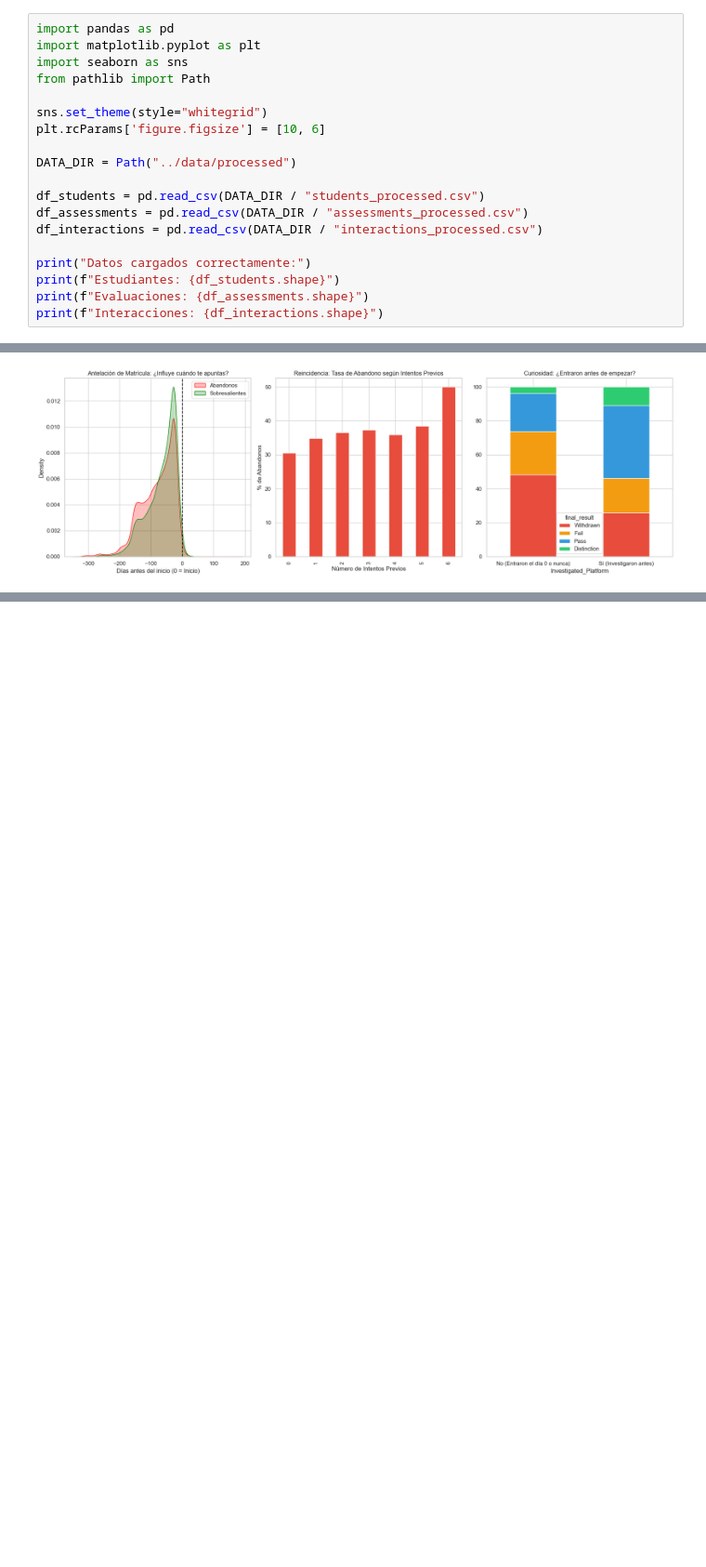
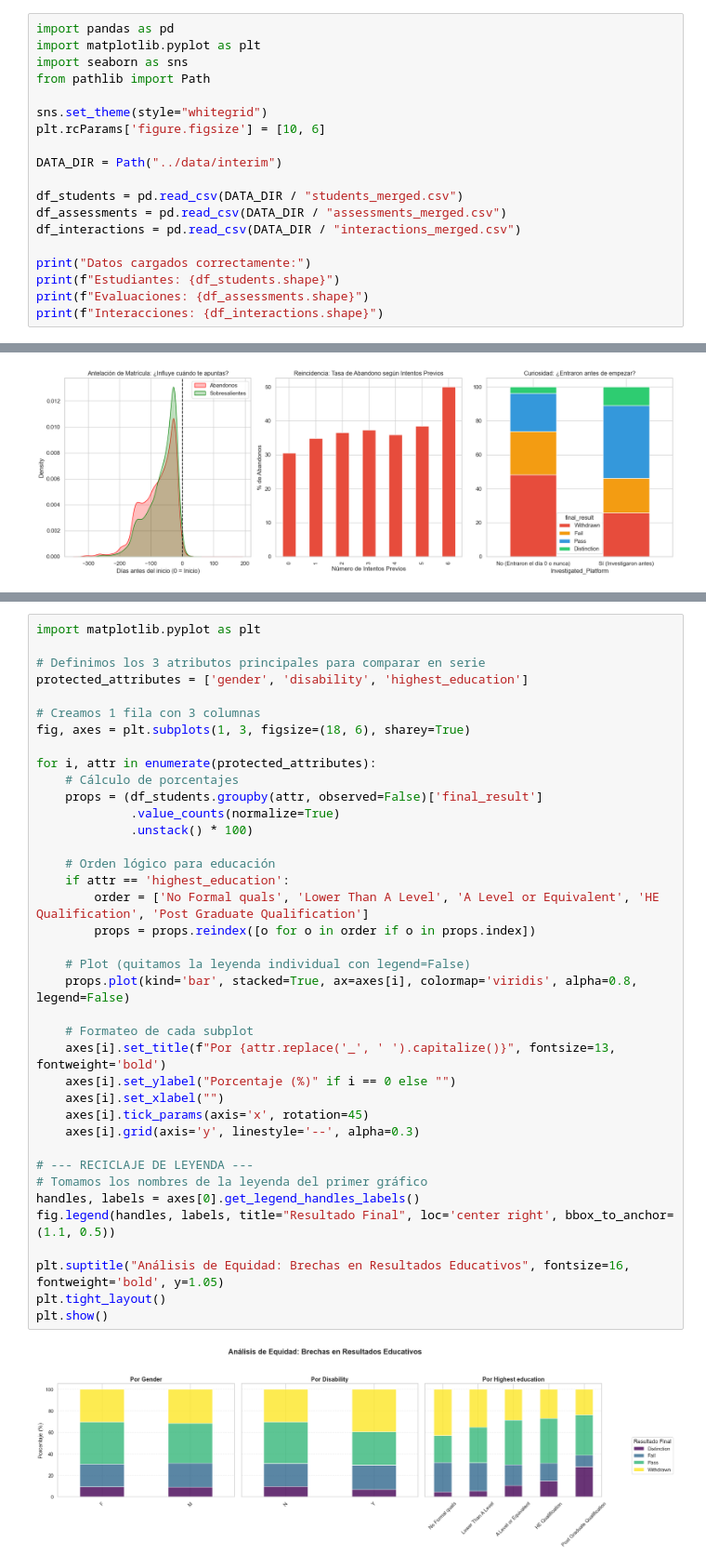
Before and after one commit to MichaeLaudrup/Artificial_Intelligence_Msc, a Jupyter notebook: TFM_education_ai_analytics/notebooks/data_exploration.ipynb, the cells around one changed output, grey strips where cells are left out. Shown at 93% size. Drawn from its saved outputs; the diff is of its cells as text; blank space fills up the shorter version.

Commit message:
feature(Feature-engienering): improved data pre-procesation

```diff
--- a/TFM_education_ai_analytics/notebooks/data_exploration.ipynb
+++ b/TFM_education_ai_analytics/notebooks/data_exploration.ipynb
@@ -20,11 +20,11 @@ from pathlib import Path
 sns.set_theme(style="whitegrid")
 plt.rcParams['figure.figsize'] = [10, 6]
 
-DATA_DIR = Path("../data/processed")
+DATA_DIR = Path("../data/interim")
 
-df_students = pd.read_csv(DATA_DIR / "students_processed.csv")
-df_assessments = pd.read_csv(DATA_DIR / "assessments_processed.csv")
-df_interactions = pd.read_csv(DATA_DIR / "interactions_processed.csv")
+df_students = pd.read_csv(DATA_DIR / "students_merged.csv")
+df_assessments = pd.read_csv(DATA_DIR / "assessments_merged.csv")
+df_interactions = pd.read_csv(DATA_DIR / "interactions_merged.csv")
 
 print("Datos cargados correctamente:")
 print(f"Estudiantes: {df_students.shape}")
@@ -637,0 +712,40 @@ plt.show()
+# %%
+import matplotlib.pyplot as plt
+
+# Definimos los 3 atributos principales para comparar en serie
+protected_attributes = ['gender', 'disability', 'highest_education']
+
+# Creamos 1 fila con 3 columnas
+fig, axes = plt.subplots(1, 3, figsize=(18, 6), sharey=True)
+
+for i, attr in enumerate(protected_attributes):
+    # Cálculo de porcentajes
+    props = (df_students.groupby(attr, observed=False)['final_result']
+             .value_counts(normalize=True)
+             .unstack() * 100)
+
+    # Orden lógico para educación
+    if attr == 'highest_education':
+        order = ['No Formal quals', 'Lower Than A Level', 'A Level or Equivalent', 'HE Qualification', 'Post Graduate Qualification']
+        props = props.reindex([o for o in order if o in props.index])
+
+    # Plot (quitamos la leyenda individual con legend=False)
+    props.plot(kind='bar', stacked=True, ax=axes[i], colormap='viridis', alpha=0.8, legend=False)
+
+    # Formateo de cada subplot
+    axes[i].set_title(f"Por {attr.replace('_', ' ').capitalize()}", fontsize=13, fontweight='bold')
+    axes[i].set_ylabel("Porcentaje (%)" if i == 0 else "")
+    axes[i].set_xlabel("")
+    axes[i].tick_params(axis='x', rotation=45)
+    axes[i].grid(axis='y', linestyle='--', alpha=0.3)
+
+# --- RECICLAJE DE LEYENDA ---
+# Tomamos los nombres de la leyenda del primer gráfico
+handles, labels = axes[0].get_legend_handles_labels()
+fig.legend(handles, labels, title="Resultado Final", loc='center right', bbox_to_anchor=(1.1, 0.5))
+
+plt.suptitle("Análisis de Equidad: Brechas en Resultados Educativos", fontsize=16, fontweight='bold', y=1.05)
+plt.tight_layout()
+plt.show()
+# %% [output]
+[figure, added]
```
Also changed, not shown: parts of 5 cells of this notebook, 8 other files.
